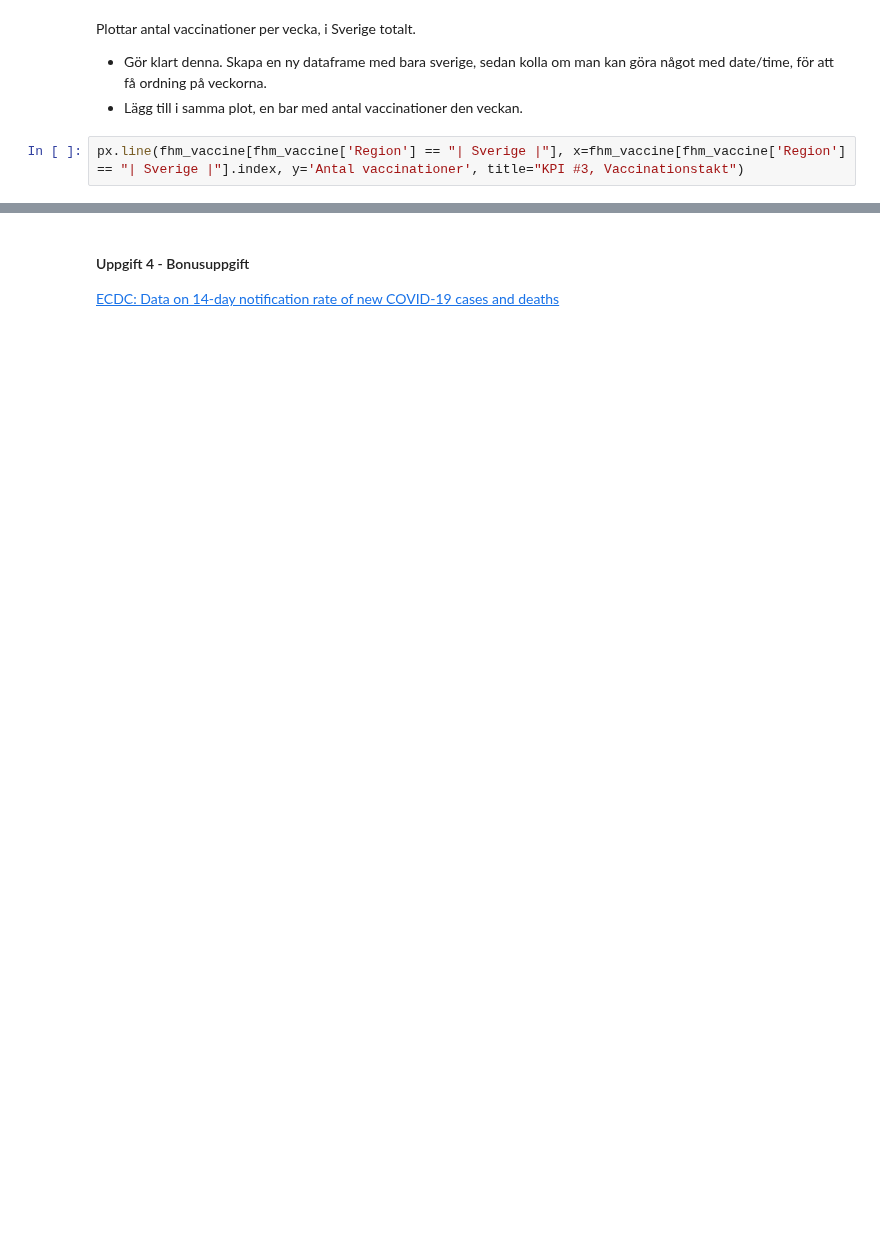
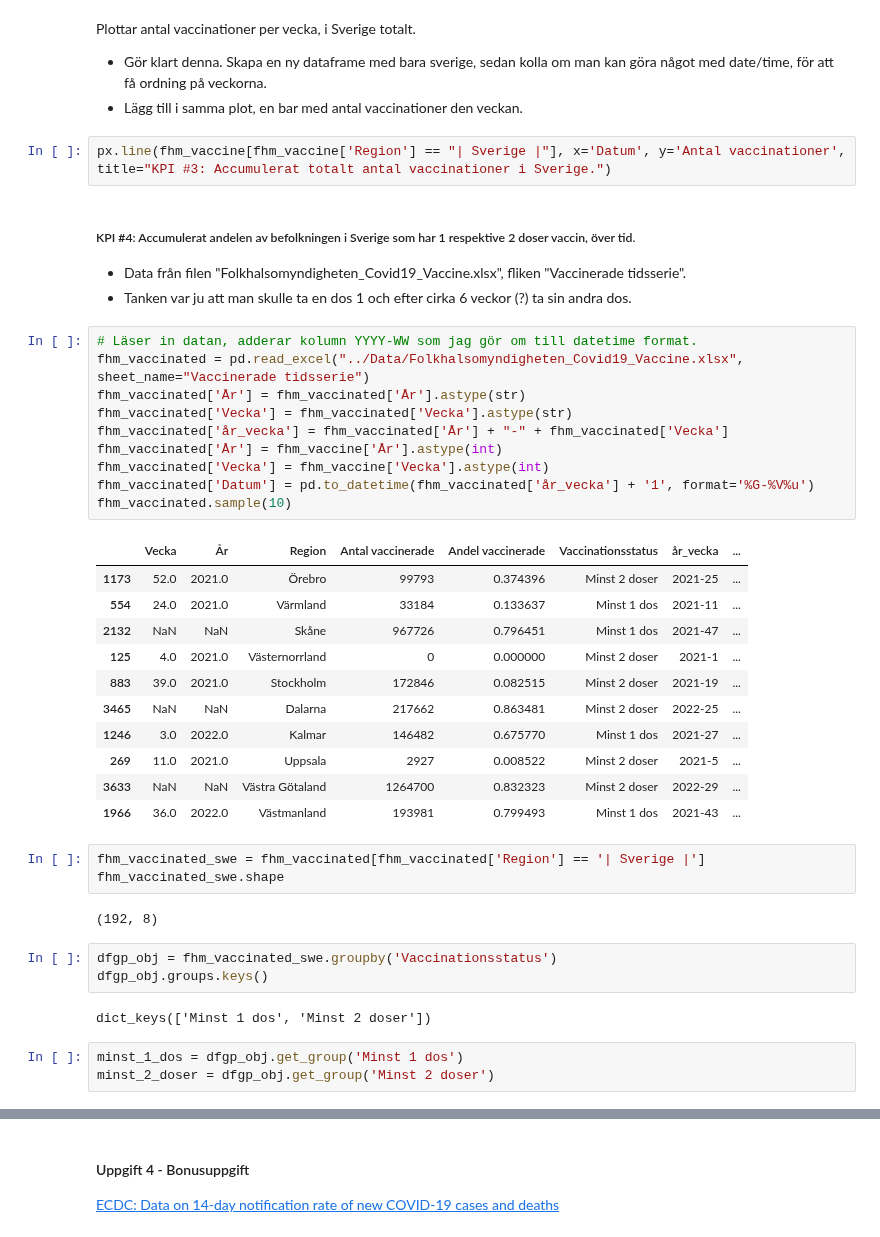
Before and after one commit to dancla240/Databehandling_Daniel_Claesson, a Jupyter notebook: Lab1/Lab1_Daniel_Claesson.ipynb, the cells around one changed output, grey strips where cells are left out. Cells and saved outputs as stored; diff of their text form; blank space fills up the shorter version.

```diff
--- a/Lab1/Lab1_Daniel_Claesson.ipynb
+++ b/Lab1/Lab1_Daniel_Claesson.ipynb
@@ -607,4 +617,43 @@ Plottar antal vaccinationer per vecka, i Sverige totalt.
 - Gör klart denna. Skapa en ny dataframe med bara sverige, sedan kolla om man kan göra något med date/time, för att få ordning på veckorna.
 - Lägg till i samma plot, en bar med antal vaccinationer den veckan.
 # %%
-px.line(fhm_vaccine[fhm_vaccine['Region'] == "| Sverige |"], x=fhm_vaccine[fhm_vaccine['Region'] == "| Sverige |"].index, y='Antal vaccinationer', title="KPI #3, Vaccinationstakt")
+px.line(fhm_vaccine[fhm_vaccine['Region'] == "| Sverige |"], x='Datum', y='Antal vaccinationer', title="KPI #3: Accumulerat totalt antal vaccinationer i Sverige.")
+# %% [markdown]
+##### KPI #4: Accumulerat andelen av befolkningen i Sverige som har 1 respektive 2 doser vaccin, över tid.
+- Data från filen "Folkhalsomyndigheten_Covid19_Vaccine.xlsx", fliken "Vaccinerade tidsserie".
+- Tanken var ju att man skulle ta en dos 1 och efter cirka 6 veckor (?) ta sin andra dos.
+# %%
+# Läser in datan, adderar kolumn YYYY-WW som jag gör om till datetime format.
+fhm_vaccinated = pd.read_excel("../Data/Folkhalsomyndigheten_Covid19_Vaccine.xlsx", sheet_name="Vaccinerade tidsserie")
+fhm_vaccinated['År'] = fhm_vaccinated['År'].astype(str)
+fhm_vaccinated['Vecka'] = fhm_vaccinated['Vecka'].astype(str)
+fhm_vaccinated['år_vecka'] = fhm_vaccinated['År'] + "-" + fhm_vaccinated['Vecka']
+fhm_vaccinated['År'] = fhm_vaccine['År'].astype(int)
+fhm_vaccinated['Vecka'] = fhm_vaccine['Vecka'].astype(int)
+fhm_vaccinated['Datum'] = pd.to_datetime(fhm_vaccinated['år_vecka'] + '1', format='%G-%V%u')
+fhm_vaccinated.sample(10)
+# %% [output]
+|  | Vecka | År | Region | Antal vaccinerade | Andel vaccinerade | Vaccinationsstatus | år_vecka | ... |
+| 1173 | 52.0 | 2021.0 | Örebro | 99793 | 0.374396 | Minst 2 doser | 2021-25 | ... |
+| 554 | 24.0 | 2021.0 | Värmland | 33184 | 0.133637 | Minst 1 dos | 2021-11 | ... |
+| 2132 | NaN | NaN | Skåne | 967726 | 0.796451 | Minst 1 dos | 2021-47 | ... |
+| 125 | 4.0 | 2021.0 | Västernorrland | 0 | 0.000000 | Minst 2 doser | 2021-1 | ... |
+| 883 | 39.0 | 2021.0 | Stockholm | 172846 | 0.082515 | Minst 2 doser | 2021-19 | ... |
+| 3465 | NaN | NaN | Dalarna | 217662 | 0.863481 | Minst 2 doser | 2022-25 | ... |
+| 1246 | 3.0 | 2022.0 | Kalmar | 146482 | 0.675770 | Minst 1 dos | 2021-27 | ... |
+| 269 | 11.0 | 2021.0 | Uppsala | 2927 | 0.008522 | Minst 2 doser | 2021-5 | ... |
+| 3633 | NaN | NaN | Västra Götaland | 1264700 | 0.832323 | Minst 2 doser | 2022-29 | ... |
+| 1966 | 36.0 | 2022.0 | Västmanland | 193981 | 0.799493 | Minst 1 dos | 2021-43 | ... |
+# %%
+fhm_vaccinated_swe = fhm_vaccinated[fhm_vaccinated['Region'] == '| Sverige |']
+fhm_vaccinated_swe.shape
+# %% [output]
+(192, 8)
+# %%
+dfgp_obj = fhm_vaccinated_swe.groupby('Vaccinationsstatus')
+dfgp_obj.groups.keys()
+# %% [output]
+dict_keys(['Minst 1 dos', 'Minst 2 doser'])
+# %%
+minst_1_dos = dfgp_obj.get_group('Minst 1 dos')
+minst_2_doser = dfgp_obj.get_group('Minst 2 doser')
```
Also changed, not shown: parts of 12 cells of this notebook.
